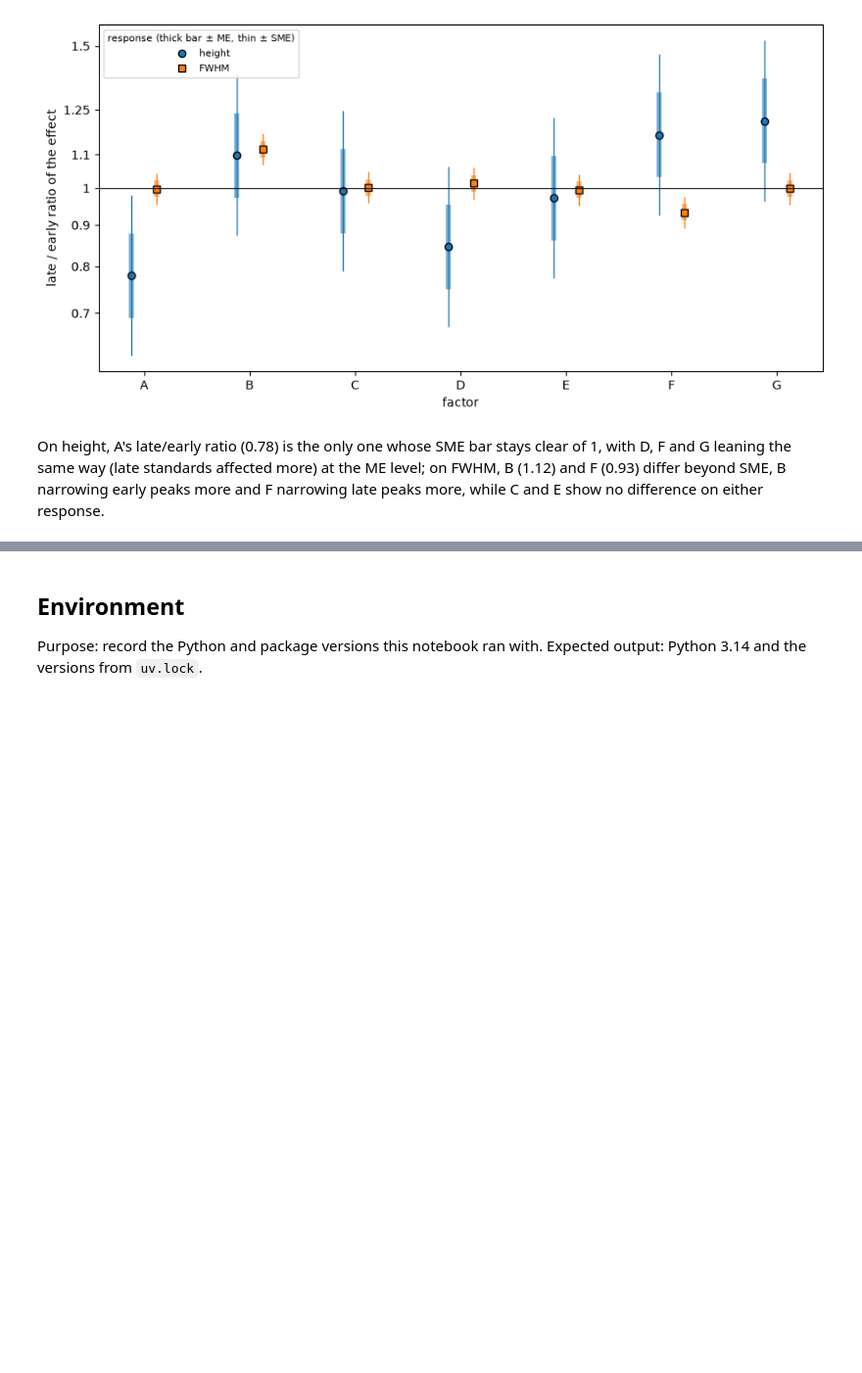
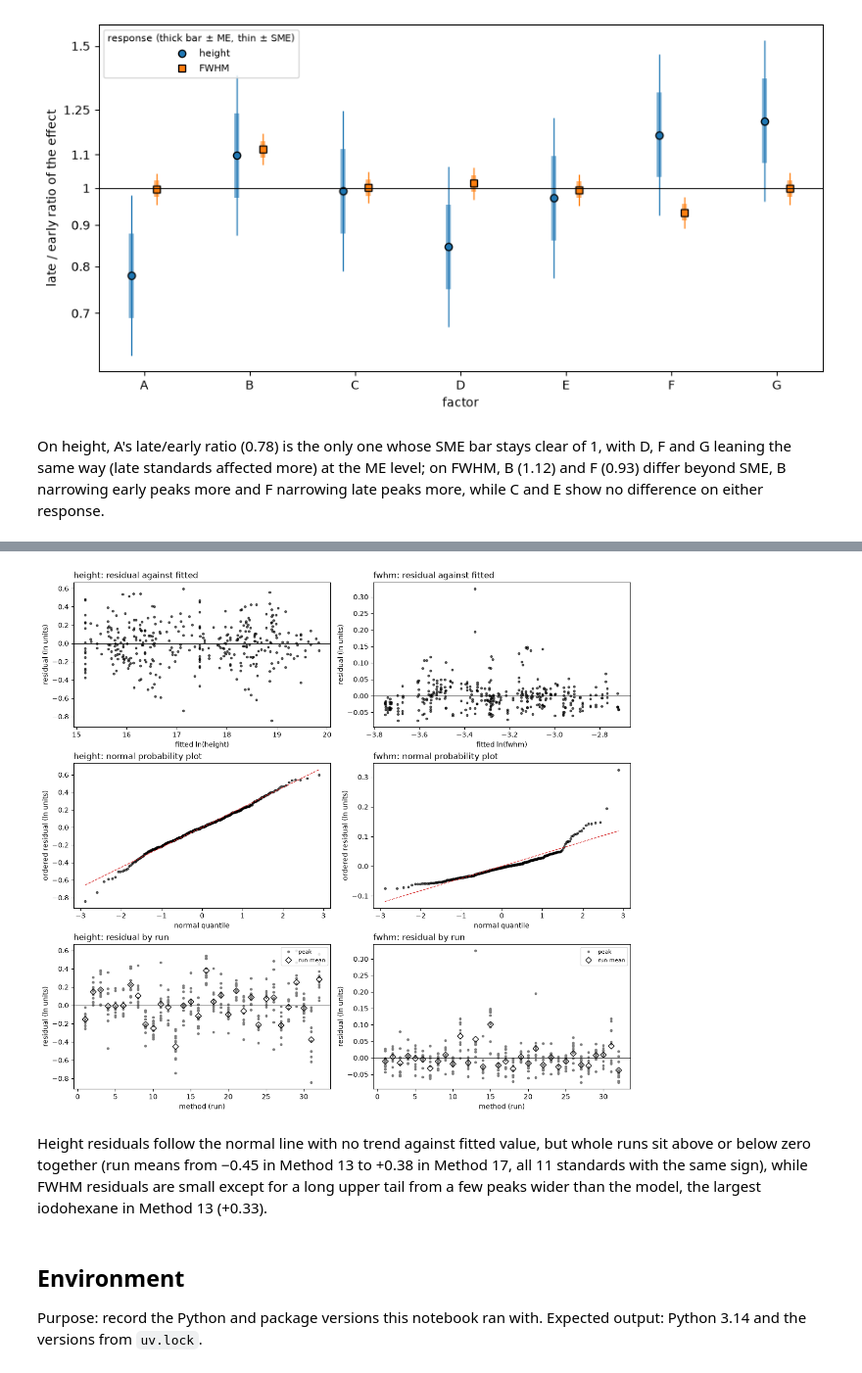
Before and after one commit to mabedin123/chem527-project, a Jupyter notebook: analysis.ipynb, the cells around one changed output, grey strips where cells are left out. Shown at 98% size. Cells and saved outputs as stored; diff of their text form; code cells hidden in the pictures; blank space fills up the shorter version.

```diff
--- a/analysis.ipynb
+++ b/analysis.ipynb
@@ -921,3 +984,38 @@ On height, A's late/early ratio (0.78) is the only one whose SME bar stays clear
+# %%
+fig, axes = plt.subplots(3, 2, figsize=(12, 11), layout="constrained")
+for column, response in enumerate(responses):
+    subset = residuals[residuals["response"] == response]
+
+    ax = axes[0, column]
+    ax.plot(subset["fitted"], subset["residual"], marker=".", linestyle="none", color="black", alpha=0.6)
+    ax.axhline(0, color="black", linewidth=0.8)
+    ax.set_xlabel(f"fitted ln({response})")
+    ax.set_ylabel("residual (ln units)")
+    ax.set_title(f"{response}: residual against fitted", loc="left")
+
+    ax = axes[1, column]
+    (quantiles, ordered), (slope, intercept, _) = stats.probplot(subset["residual"], dist="norm")
+    ax.plot(quantiles, ordered, marker=".", linestyle="none", color="black", alpha=0.6)
+    ax.plot(quantiles, intercept + slope * quantiles, color="tab:red", linestyle="--", linewidth=1)
+    ax.set_xlabel("normal quantile")
+    ax.set_ylabel("ordered residual (ln units)")
+    ax.set_title(f"{response}: normal probability plot", loc="left")
+
+    ax = axes[2, column]
+    ax.plot(subset["method"], subset["residual"], marker=".", linestyle="none", color="0.5", label="peak")
+    run_mean = subset.groupby("method")["residual"].mean()
+    ax.plot(run_mean.index, run_mean.to_numpy(), marker="D", markerfacecolor="none", color="black",
+            linestyle="none", label="run mean")
+    ax.axhline(0, color="black", linewidth=0.8)
+    ax.set_xlabel("method (run)")
+    ax.set_ylabel("residual (ln units)")
+    ax.set_title(f"{response}: residual by run", loc="left")
+    ax.legend(loc="upper right", fontsize=8)
+plt.show()
+# %% [output]
+[figure, added]
+# %% [markdown]
+Height residuals follow the normal line with no trend against fitted value, but whole runs sit above or below zero together (run means from −0.45 in Method 13 to +0.38 in Method 17, all 11 standards with the same sign), while FWHM residuals are small except for a long upper tail from a few peaks wider than the model, the largest iodohexane in Method 13 (+0.33).
 # %% [markdown]
 ## Environment
 
```
Also changed, not shown: parts of 3 cells of this notebook.
